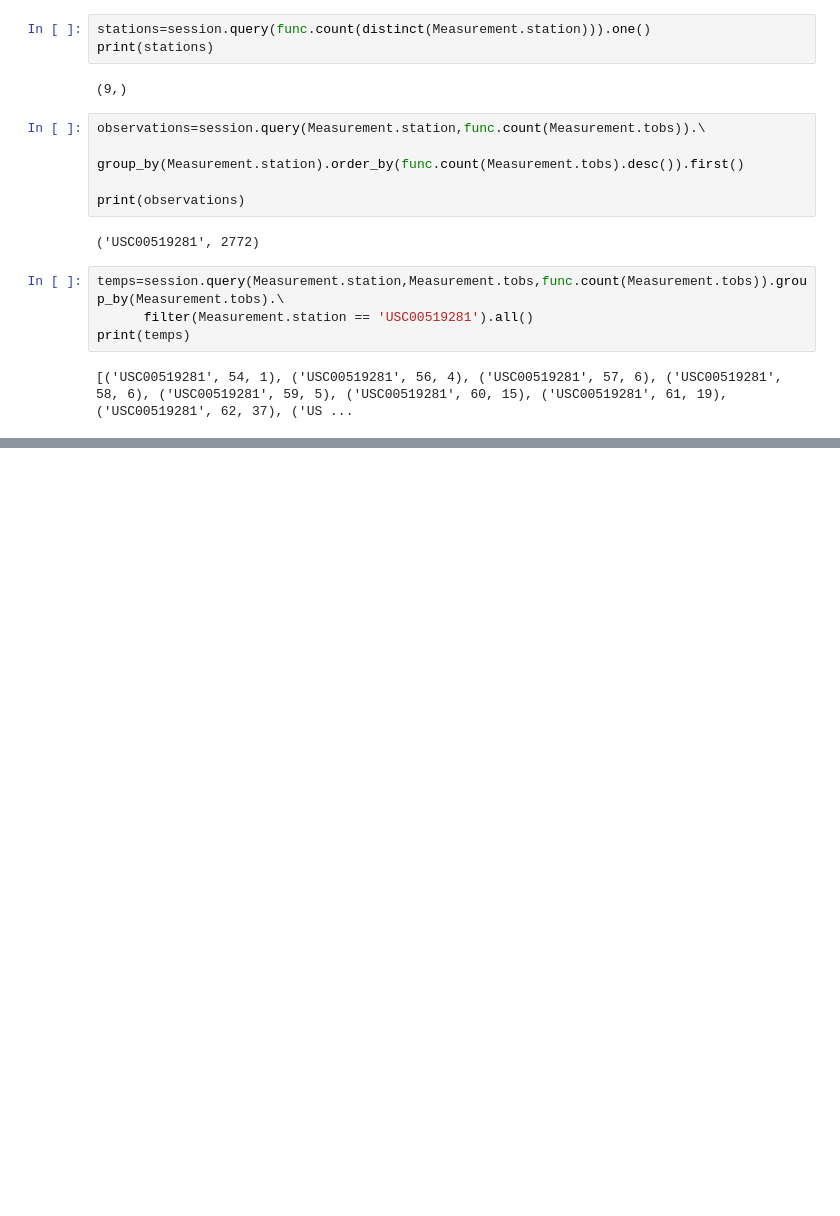
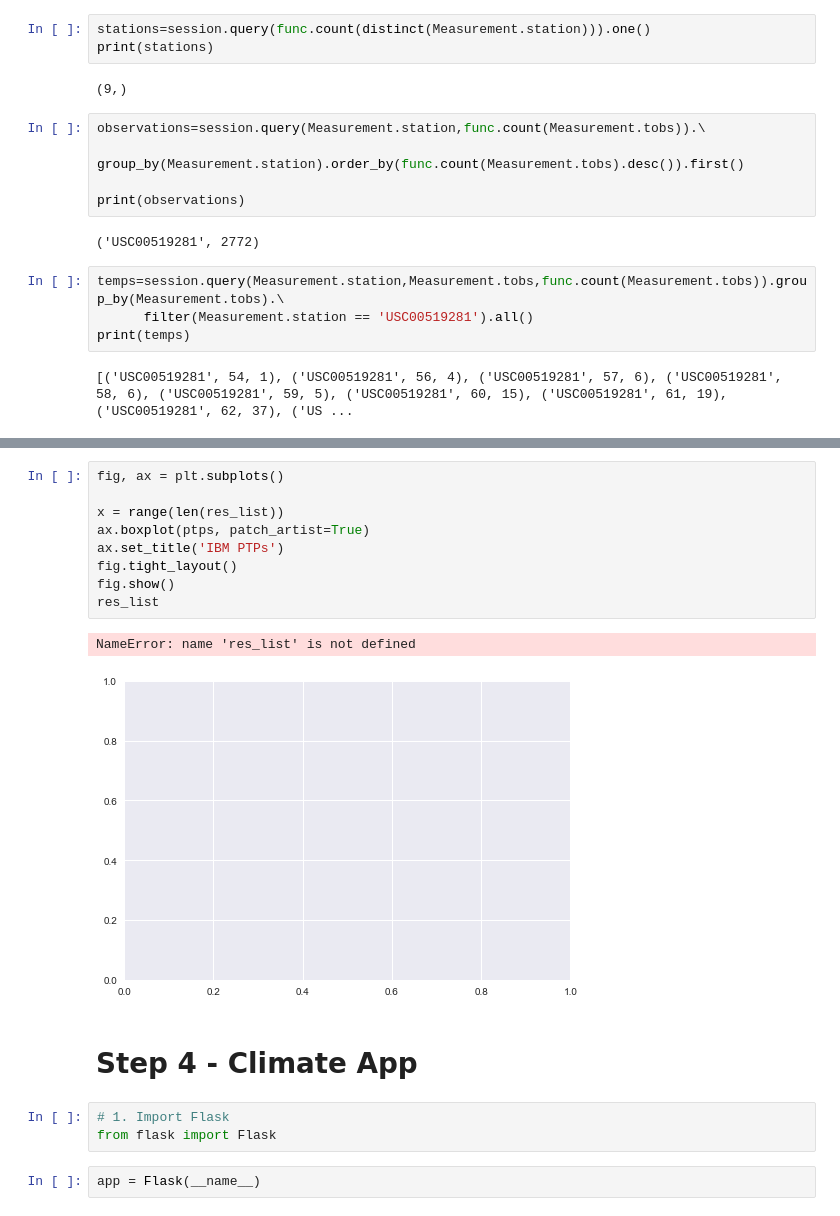
Before and after one commit to TanjaNY/GWU-BC-Homework, a Jupyter notebook: climate_analysis.ipynb, the cells around one changed output, grey strips where cells are left out. Drawn from its saved outputs; the diff is of its cells as text; blank space fills up the shorter version.

```diff
--- a/climate_analysis.ipynb
+++ b/climate_analysis.ipynb
@@ -161,0 +211,19 @@ ValueError: x and y must have same first dimension, but have shapes (1,) and (31
+# %%
+fig, ax = plt.subplots()
+
+x = range(len(res_list))
+ax.boxplot(ptps, patch_artist=True)
+ax.set_title('IBM PTPs')
+fig.tight_layout()
+fig.show()
+res_list
+# %% [output]
+NameError: name 'res_list' is not defined
+[figure, added]
+# %% [markdown]
+# **Step 4 - Climate App**
+# %%
+# 1. Import Flask
+from flask import Flask
+# %%
+app = Flask(__name__)
```
Also changed, not shown: parts of 11 cells of this notebook.
